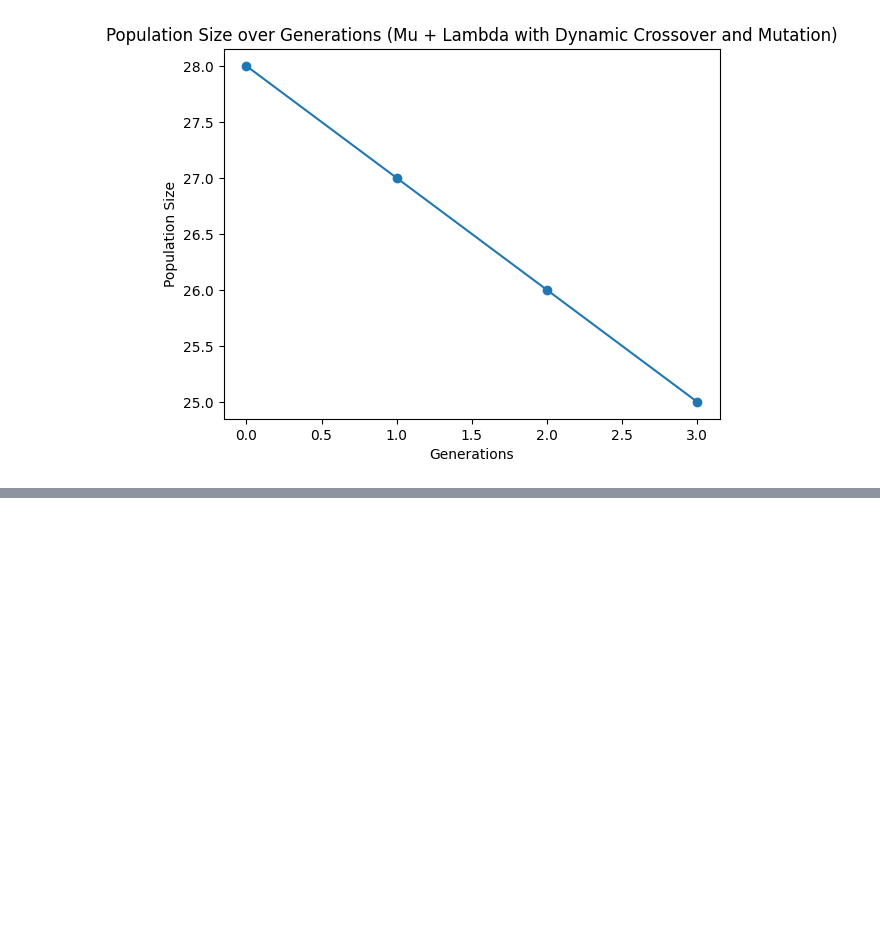
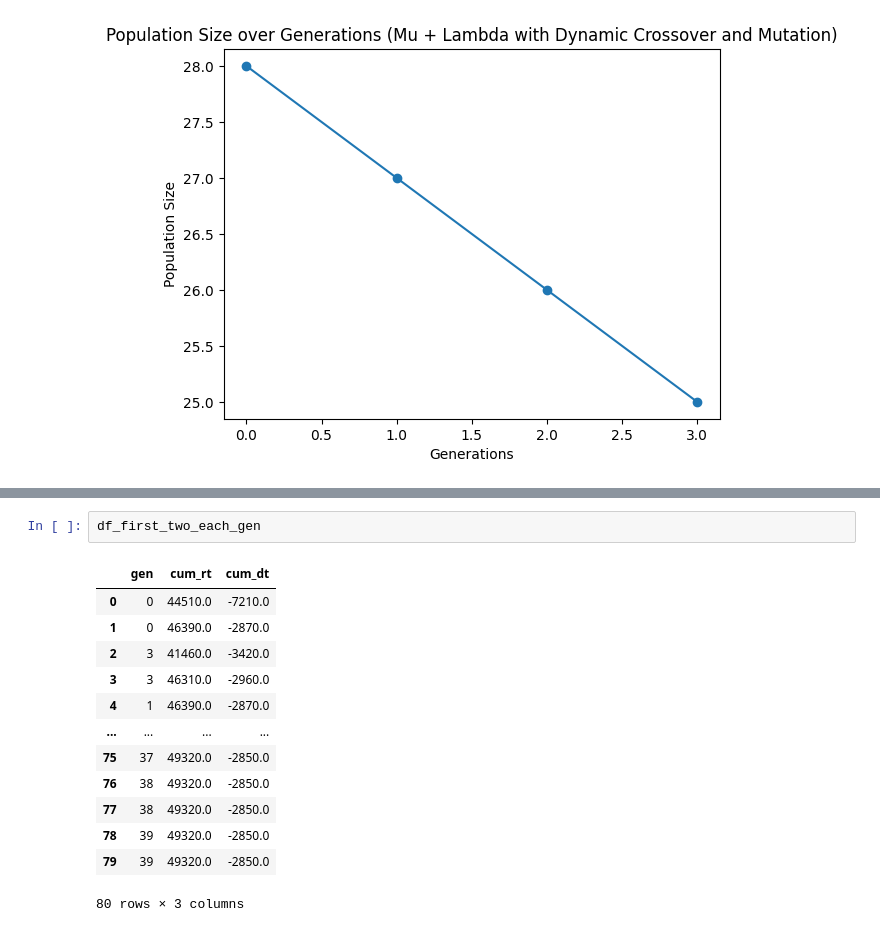
Before and after one commit to amarnepali/masterResearchProj, a Jupyter notebook: Constellation_And_Detection.ipynb, the cells around one changed output, grey strips where cells are left out. Cells and saved outputs as stored; diff of their text form; blank space fills up the shorter version.

```diff
--- a/Constellation_And_Detection.ipynb
+++ b/Constellation_And_Detection.ipynb
@@ -2879,0 +3155,16 @@ x+y
+# %%
+df_first_two_each_gen
+# %% [output]
+|  | gen | cum_rt | cum_dt |
+| 0 | 0 | 44510.0 | -7210.0 |
+| 1 | 0 | 46390.0 | -2870.0 |
+| 2 | 3 | 41460.0 | -3420.0 |
+| 3 | 3 | 46310.0 | -2960.0 |
+| 4 | 1 | 46390.0 | -2870.0 |
+| ... | ... | ... | ... |
+| 75 | 37 | 49320.0 | -2850.0 |
+| 76 | 38 | 49320.0 | -2850.0 |
+| 77 | 38 | 49320.0 | -2850.0 |
+| 78 | 39 | 49320.0 | -2850.0 |
+| 79 | 39 | 49320.0 | -2850.0 |
+80 rows × 3 columns
```
Also changed, not shown: parts of 12 cells of this notebook, 2 other files.
